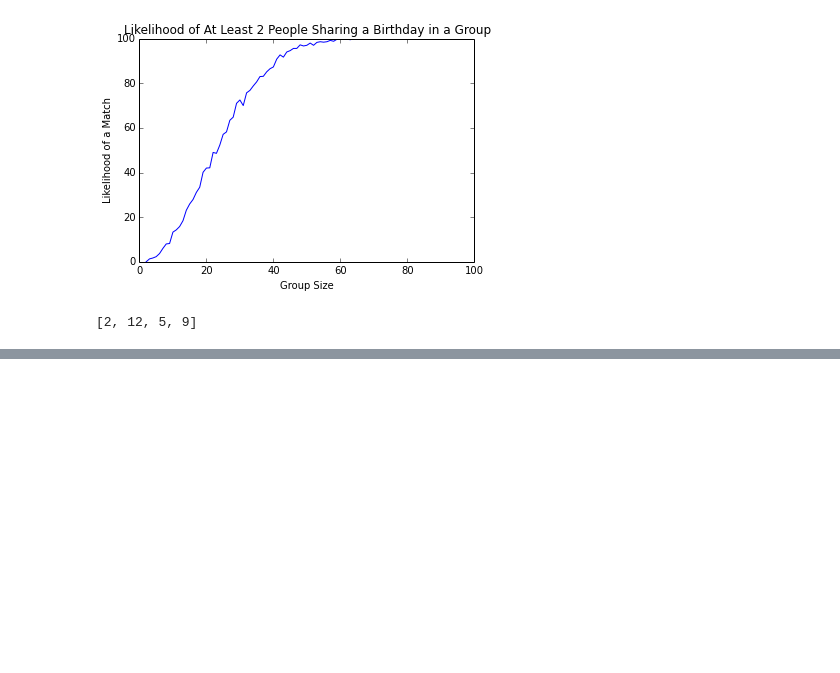
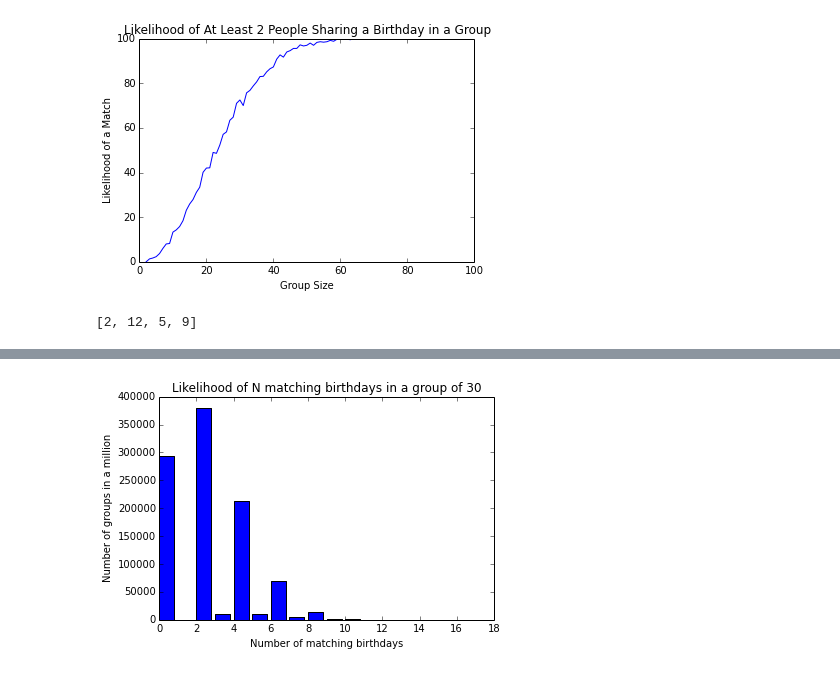
Before and after one commit to donovanfm/data-journeyman, a Jupyter notebook: ipython-notebooks/Birthday Paradox.ipynb, the cells around one changed output, grey strips where cells are left out. Drawn from its saved outputs; the diff is of its cells as text; code cells hidden in the pictures; blank space fills up the shorter version.

```diff
--- a/ipython-notebooks/Birthday Paradox.ipynb
+++ b/ipython-notebooks/Birthday Paradox.ipynb
@@ -212,0 +204,8 @@ False
+# %%
+hist = {}
+
+for _ in range(1000000):
+    matches = len(birthdayMatches([randrange(365) for _ in range(23)]))
+    hist[matches] = hist.get(matches, 0) + 1
+
+hist
@@ -212,0 +245,8 @@ False
+# %%
+pyplot.title("Likelihood of N matching birthdays in a group of 30")
+pyplot.xlabel("Number of matching birthdays")
+pyplot.ylabel("Number of groups in a million")
+pyplot.bar(hist.keys(), hist.values())
+pyplot.show()
+# %% [output]
+[figure, added]
```
Also changed, not shown: parts of 4 cells of this notebook, 3 other files.
